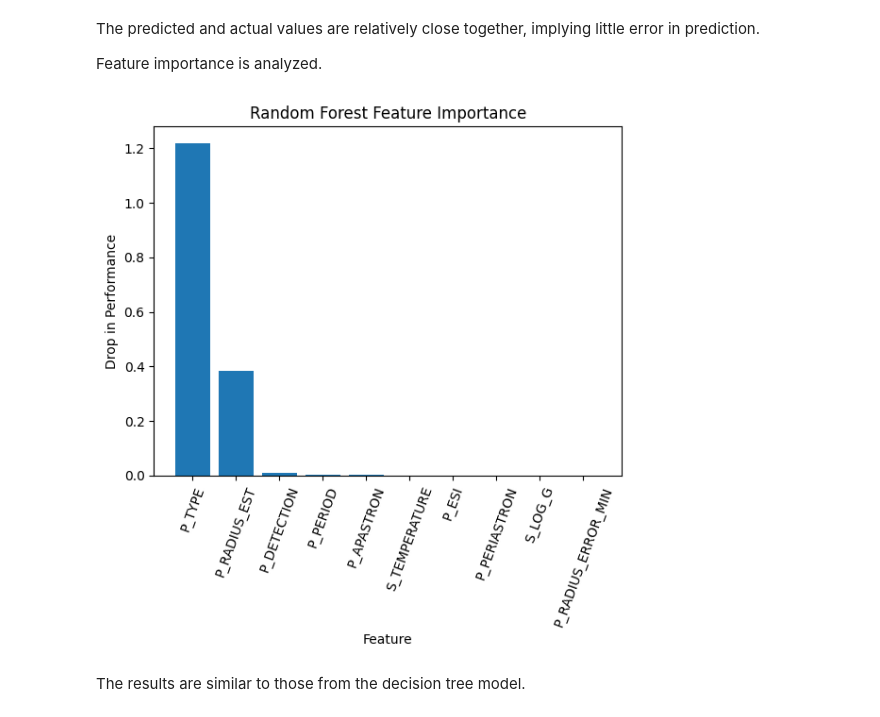
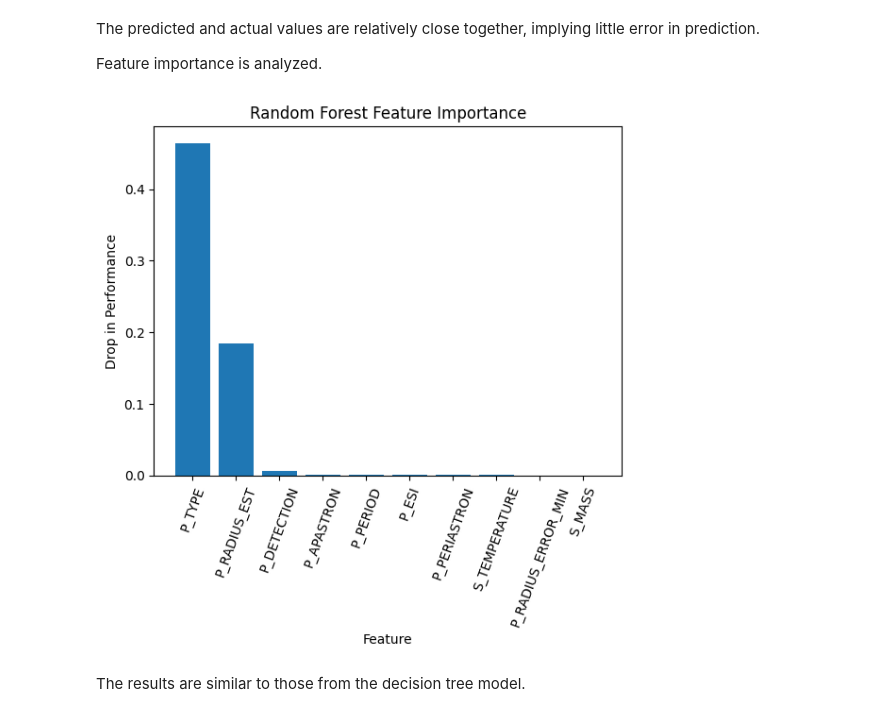
Before and after one commit to Dworlock11/Exoplanet-Prediction-and-Analysis, a Jupyter notebook: Exoplanet Analysis.ipynb, the cells around one changed output. Cells and saved outputs as stored; diff of their text form; code cells hidden in the pictures.

```diff
--- a/Exoplanet Analysis.ipynb
+++ b/Exoplanet Analysis.ipynb
@@ -730,9 +731,9 @@ The predicted and actual values are relatively close together, implying little e
 
 Feature importance is analyzed.
 # %%
-feature_importance(best_model, "tree_preprocessor", "rand_for", X_test, y_test, "Random Forest")
+feature_importance(best_model, "tree_preprocessor", "rand_for", X_test, y_test, huber_scorer, "Random Forest")
 # %% [output]
-[figure, old version]
+[figure, new version]
 # %% [markdown]
 The results are similar to those from the decision tree model.
 # %% [markdown]
```
Also changed, not shown: parts of 42 cells of this notebook.
